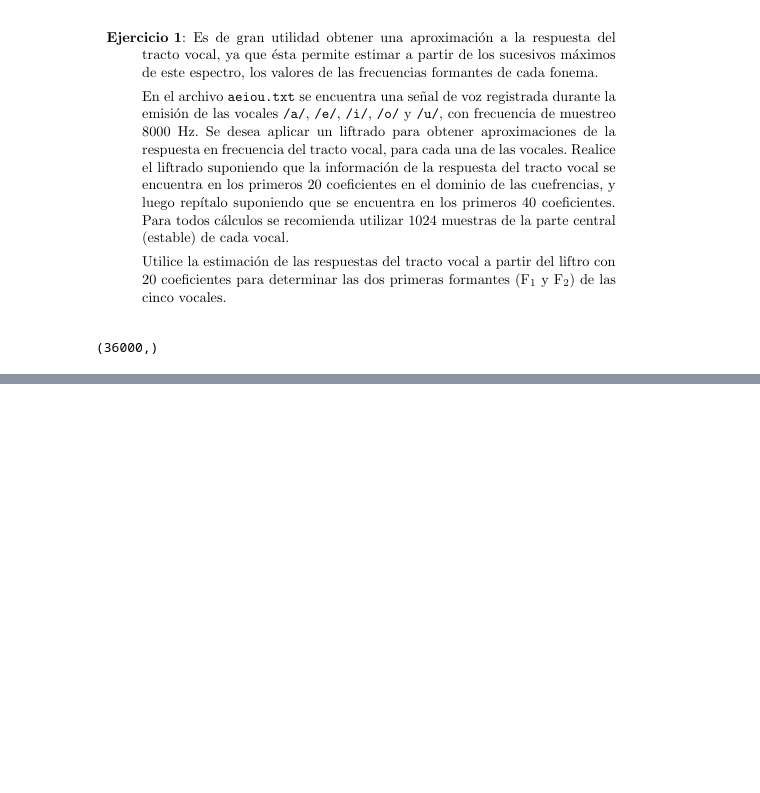
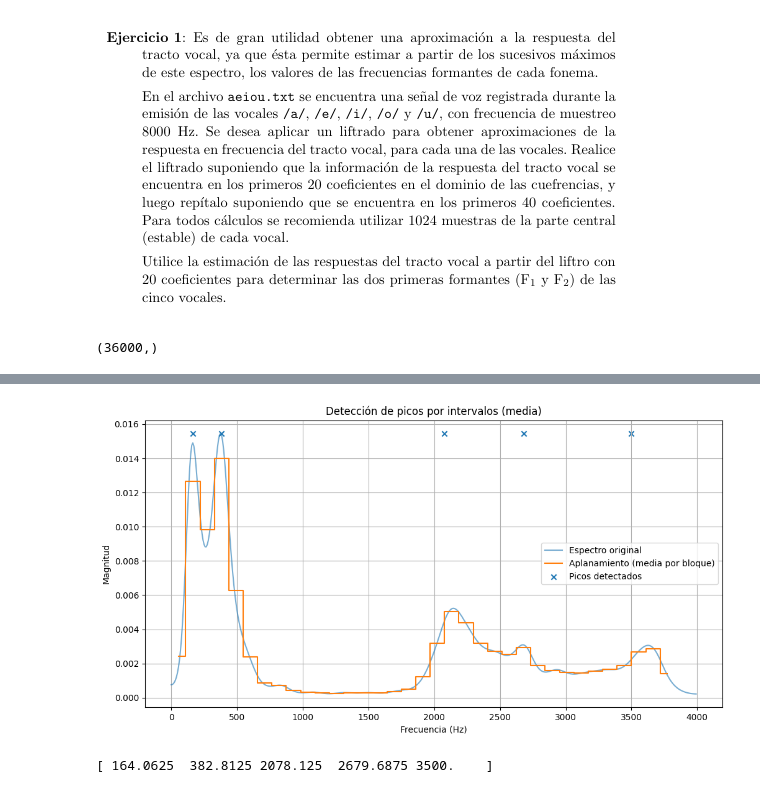
Before and after one commit to DayubMateo/PDS_2026_IIA, a Jupyter notebook: Unidad-2 PD Voz/PDS_TP_2_A.ipynb, the cells around one changed output, grey strips where cells are left out. Saved outputs shown, nothing was run; the diff lists cells and outputs as text; code cells hidden in the pictures; blank space fills up the shorter version.

```diff
--- a/Unidad-2 PD Voz/PDS_TP_2_A.ipynb
+++ b/Unidad-2 PD Voz/PDS_TP_2_A.ipynb
@@ -176,0 +268,7 @@ obtener_picos(ffts_post_liftrado[0])
+# %%
+diferencias, frecs_fund = obtener_picos(ffts_post_liftrado[1], cant_intervalos=35, umbral=2e-4)
+FRECS_FUND.append(frecs_fund)
+print(frecs_fund)
+# %% [output]
+[figure, added]
+[ 164.0625  382.8125 2078.125  2679.6875 3500.    ]
```
Also changed, not shown: parts of 12 cells of this notebook.
